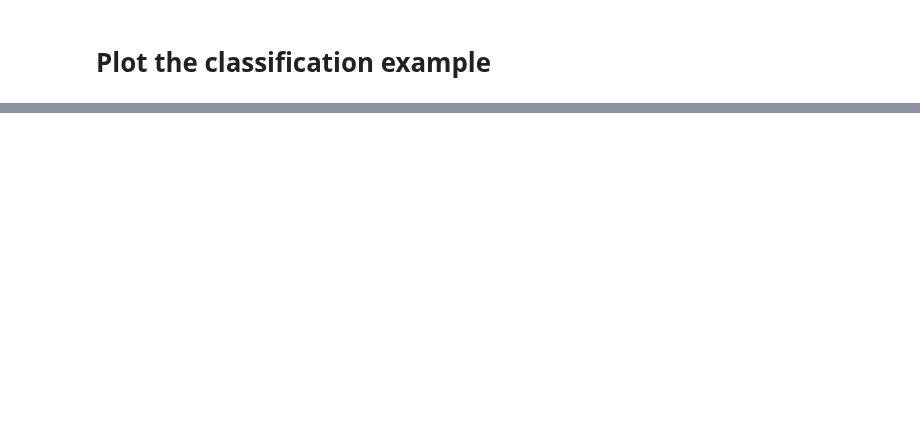
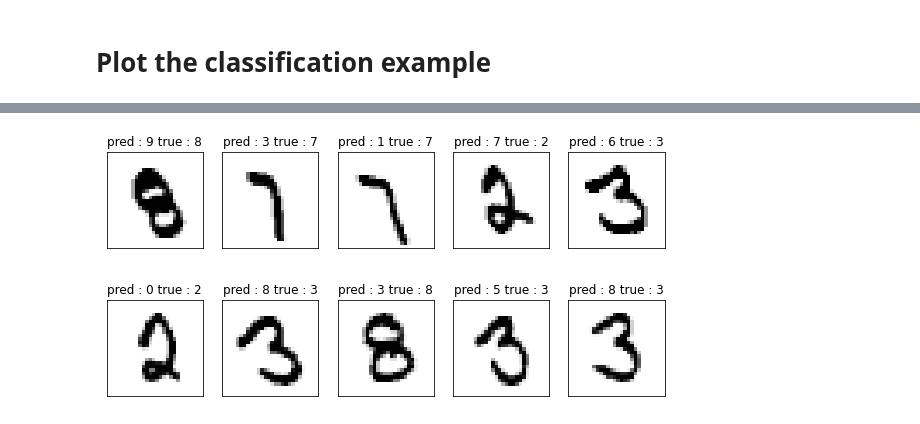
Before and after one commit to thdgmltjd123/MLProject, a Jupyter notebook: 20150711_Assignment09.ipynb, the cells around one changed output, grey strips where cells are left out. Cells and saved outputs as stored; diff of their text form; code cells hidden in the pictures; blank space fills up the shorter version.

```diff
--- a/20150711_Assignment09.ipynb
+++ b/20150711_Assignment09.ipynb
@@ -215,2 +240,22 @@ print("final test accuracy : {}%".format(test_accu_val[-1]*100))
 # %% [markdown]
 # **Plot the classification example**
+# %%
+plt.figure(figsize = (10,5))
+idx = np.where(test_pred == Y_test)[0][:10]
+size_row = 28
+size_col = 28
+count = 1
+for i in idx:
+    label       = Y_test[i]
+    im_vector   = X_test[:, i]
+    im_matrix   = im_vector.reshape((size_row, size_col))
+
+    plt.subplot(2, 5, count)
+    plt.title(label)
+    plt.imshow(im_matrix, cmap='Greys', interpolation='None')
+
+    frame   = plt.gca()
+    frame.axes.get_xaxis().set_visible(False)
+    frame.axes.get_yaxis().set_visible(False)
+    count+=1
+plt.show()
@@ -216,0 +264,23 @@ print("final test accuracy : {}%".format(test_accu_val[-1]*100))
+# %%
+plt.figure(figsize = (10,5))
+idx = np.where(test_pred != Y_test)[0][:10]
+size_row = 28
+size_col = 28
+count = 1
+for i in idx:
+    pred      = test_pred[i]
+    actual    = Y_test[i]
+    im_vector   = X_test[:, i]
+    im_matrix   = im_vector.reshape((size_row, size_col))
+
+    plt.subplot(2, 5, count)
+    plt.title("pred : {} true : {}".format(pred,actual))
+    plt.imshow(im_matrix, cmap='Greys', interpolation='None')
+
+    frame   = plt.gca()
+    frame.axes.get_xaxis().set_visible(False)
+    frame.axes.get_yaxis().set_visible(False)
+    count+=1
+plt.show()
+# %% [output]
+[figure, added]
```
Also changed, not shown: parts of 8 cells of this notebook.
